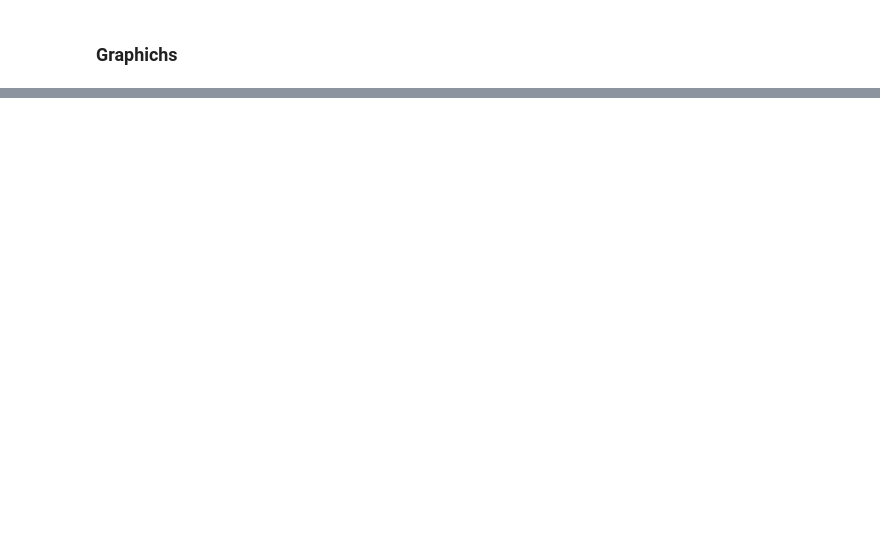
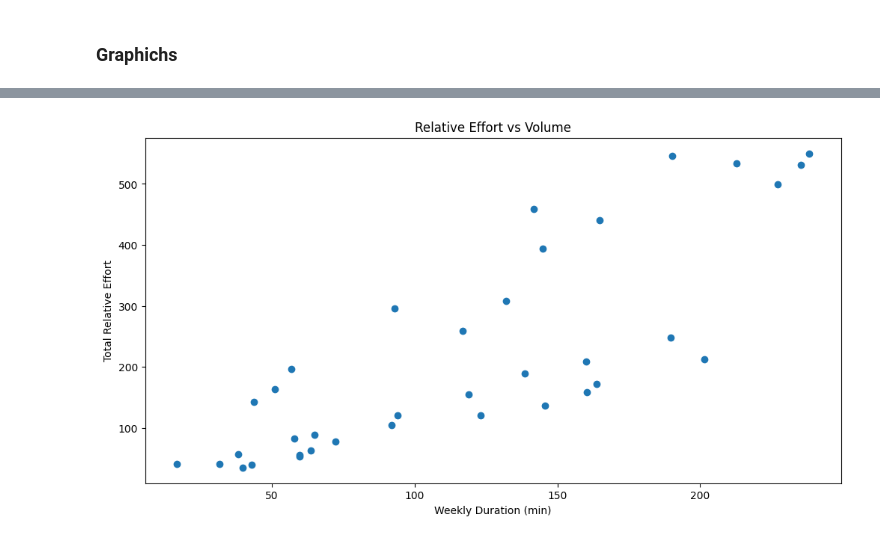
Before and after one commit to AngeloDusu/Strava-running-analysis, a Jupyter notebook: notebooks/weekly_performance.ipynb, the cells around one changed output, grey strips where cells are left out. Cells and saved outputs as stored; diff of their text form; code cells hidden in the pictures; blank space fills up the shorter version.

```diff
--- a/notebooks/weekly_performance.ipynb
+++ b/notebooks/weekly_performance.ipynb
@@ -196,0 +223,18 @@ plt.tight_layout()
+# %%
+weekly_load = (
+    runs.groupby("year_week")
+    .agg(
+        total_volume=("duration_min", "sum"),
+        total_effort=("Relative Effort", "sum")
+    )
+    .reset_index()
+)
+
+plt.figure(figsize=(12, 6))
+plt.scatter(weekly_load["total_volume"], weekly_load["total_effort"])
+plt.xlabel("Weekly Duration (min)")
+plt.ylabel("Total Relative Effort")
+plt.title("Relative Effort vs Volume")
+plt.show()
+# %% [output]
+[figure, added]
```
Also changed, not shown: parts of 12 cells of this notebook, 5 other files.
